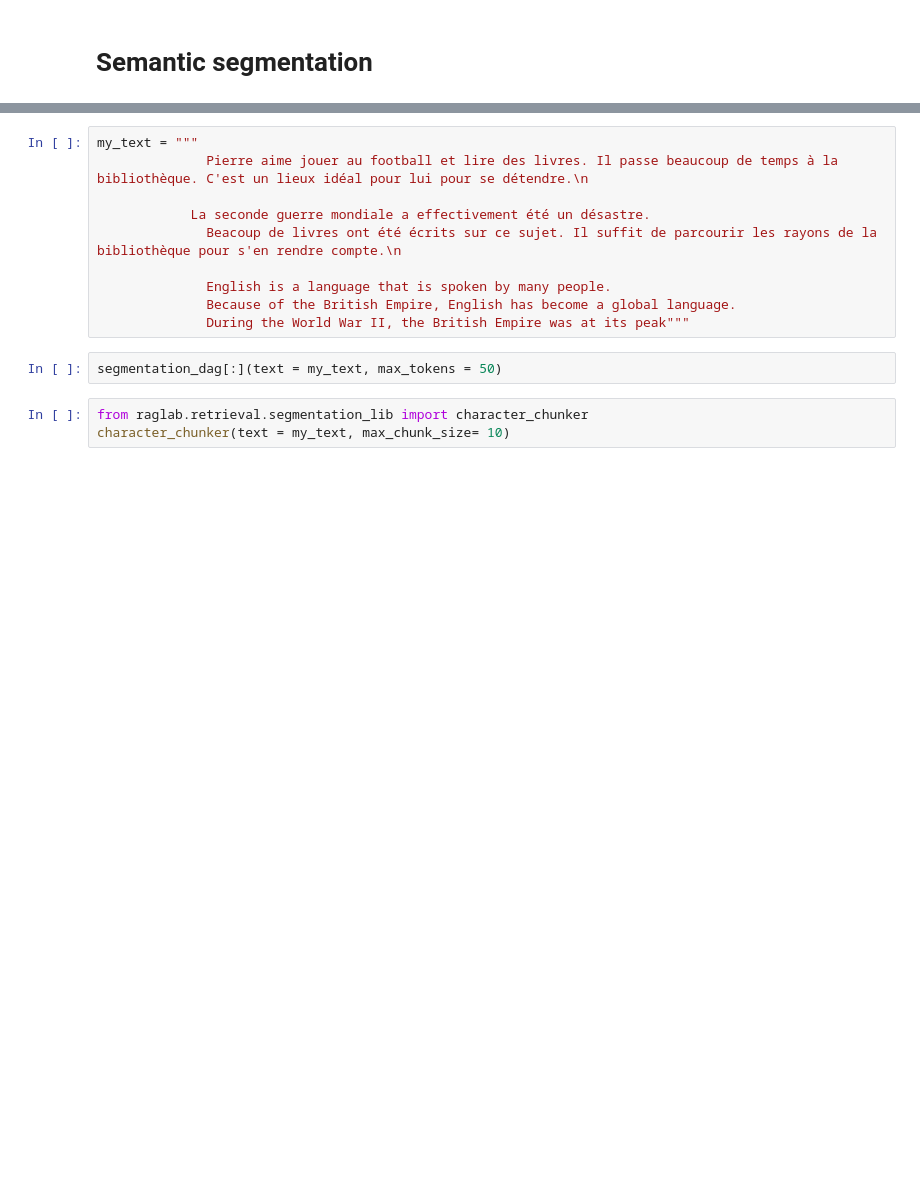
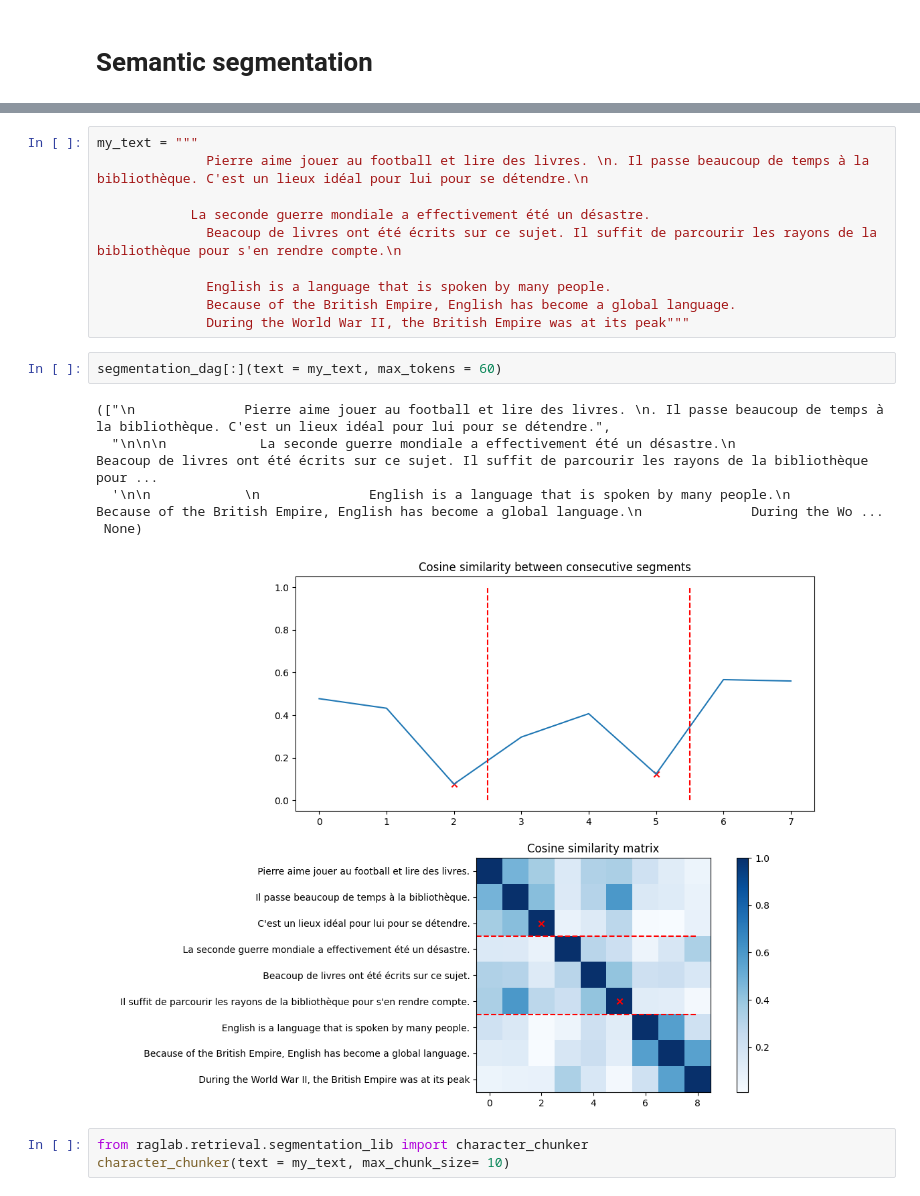
Before and after one commit to addaix/raglab, a Jupyter notebook: misc/ad_raglab_streamline.ipynb, the cells around one changed output, grey strips where cells are left out. Cells and saved outputs as stored; diff of their text form; blank space fills up the shorter version.

```diff
--- a/misc/ad_raglab_streamline.ipynb
+++ b/misc/ad_raglab_streamline.ipynb
@@ -7,7 +7,7 @@ segmentation_dag[:"text_segments"].dot_digraph()
 [drawing not drawn]
 # %%
 my_text = """
-              Pierre aime jouer au football et lire des livres. Il passe beaucoup de temps à la bibliothèque. C'est un lieux idéal pour lui pour se détendre.\n
+              Pierre aime jouer au football et lire des livres. \n. Il passe beaucoup de temps à la bibliothèque. C'est un lieux idéal pour lui pour se détendre.\n
 
             La seconde guerre mondiale a effectivement été un désastre.
               Beacoup de livres ont été écrits sur ce sujet. Il suffit de parcourir les rayons de la bibliothèque pour s'en rendre compte.\n
@@ -16,7 +16,13 @@ my_text = """
               Because of the British Empire, English has become a global language.
               During the World War II, the British Empire was at its peak"""
 # %%
-segmentation_dag[:](text = my_text, max_tokens = 50)
+segmentation_dag[:](text = my_text, max_tokens = 60)
+# %% [output]
+(["\n              Pierre aime jouer au football et lire des livres. \n. Il passe beaucoup de temps à la bibliothèque. C'est un lieux idéal pour lui pour se détendre.",
+  "\n\n\n            La seconde guerre mondiale a effectivement été un désastre.\n              Beacoup de livres ont été écrits sur ce sujet. Il suffit de parcourir les rayons de la bibliothèque pour ...
+  '\n\n            \n              English is a language that is spoken by many people.\n              Because of the British Empire, English has become a global language.\n              During the Wo ...
+ None)
+[figure, added]
 # %%
 from raglab.retrieval.segmentation_lib import character_chunker
 character_chunker(text = my_text, max_chunk_size= 10)
```
Also changed, not shown: parts of 32 cells of this notebook, 7 other files.
